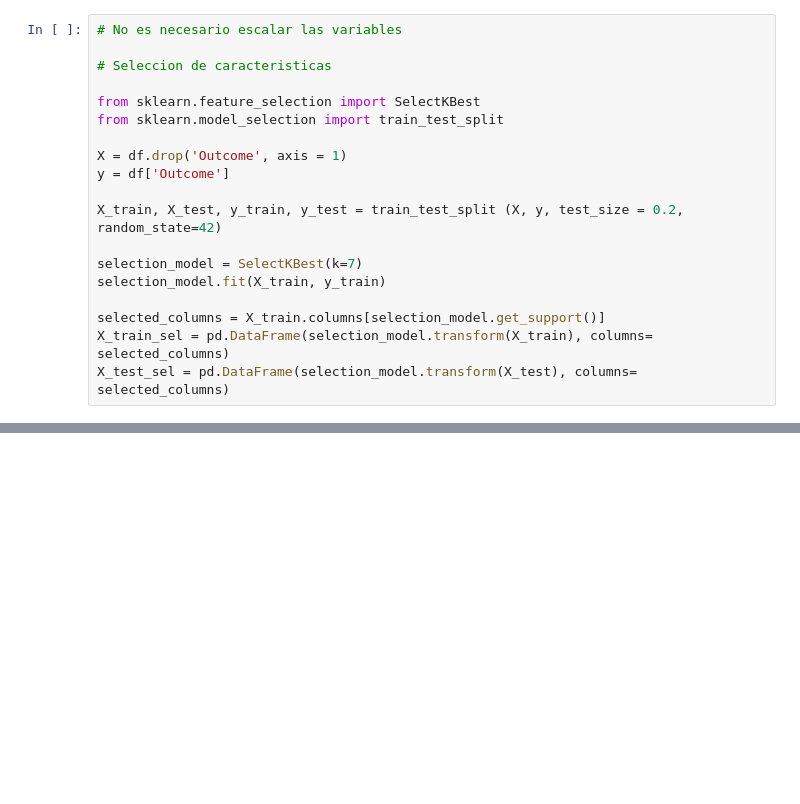
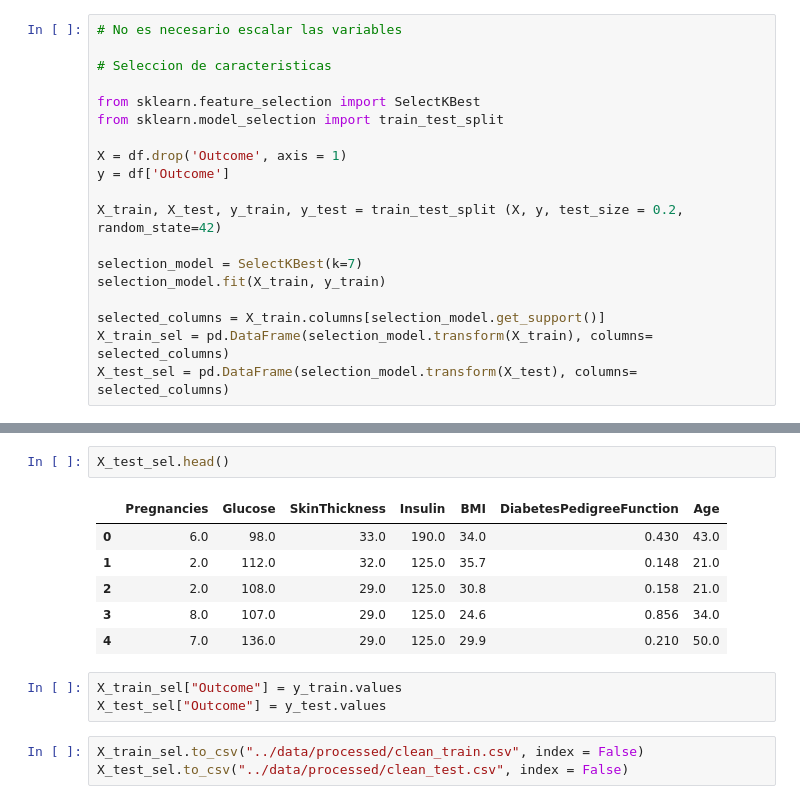
Before and after one commit to bartowen/desicion_tree_algo, a Jupyter notebook: src/explore.ipynb, the cells around one changed output, grey strips where cells are left out. Cells and saved outputs as stored; diff of their text form; blank space fills up the shorter version.

```diff
--- a/src/explore.ipynb
+++ b/src/explore.ipynb
@@ -671,0 +681,15 @@ X_test_sel = pd.DataFrame(selection_model.transform(X_test), columns= selected_c
+# %%
+X_test_sel.head()
+# %% [output]
+|  | Pregnancies | Glucose | SkinThickness | Insulin | BMI | DiabetesPedigreeFunction | Age |
+| 0 | 6.0 | 98.0 | 33.0 | 190.0 | 34.0 | 0.430 | 43.0 |
+| 1 | 2.0 | 112.0 | 32.0 | 125.0 | 35.7 | 0.148 | 21.0 |
+| 2 | 2.0 | 108.0 | 29.0 | 125.0 | 30.8 | 0.158 | 21.0 |
+| 3 | 8.0 | 107.0 | 29.0 | 125.0 | 24.6 | 0.856 | 34.0 |
+| 4 | 7.0 | 136.0 | 29.0 | 125.0 | 29.9 | 0.210 | 50.0 |
+# %%
+X_train_sel["Outcome"] = y_train.values
+X_test_sel["Outcome"] = y_test.values
+# %%
+X_train_sel.to_csv("../data/processed/clean_train.csv", index = False)
+X_test_sel.to_csv("../data/processed/clean_test.csv", index = False)
```
Also changed, not shown: parts of 1 cell of this notebook.
